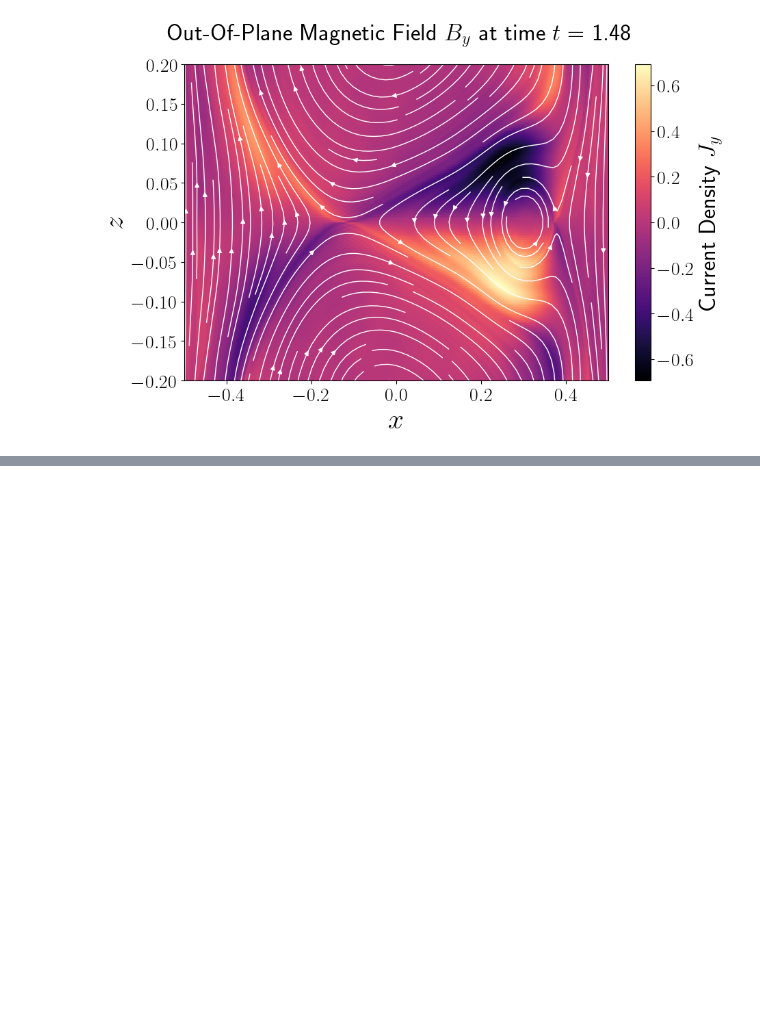
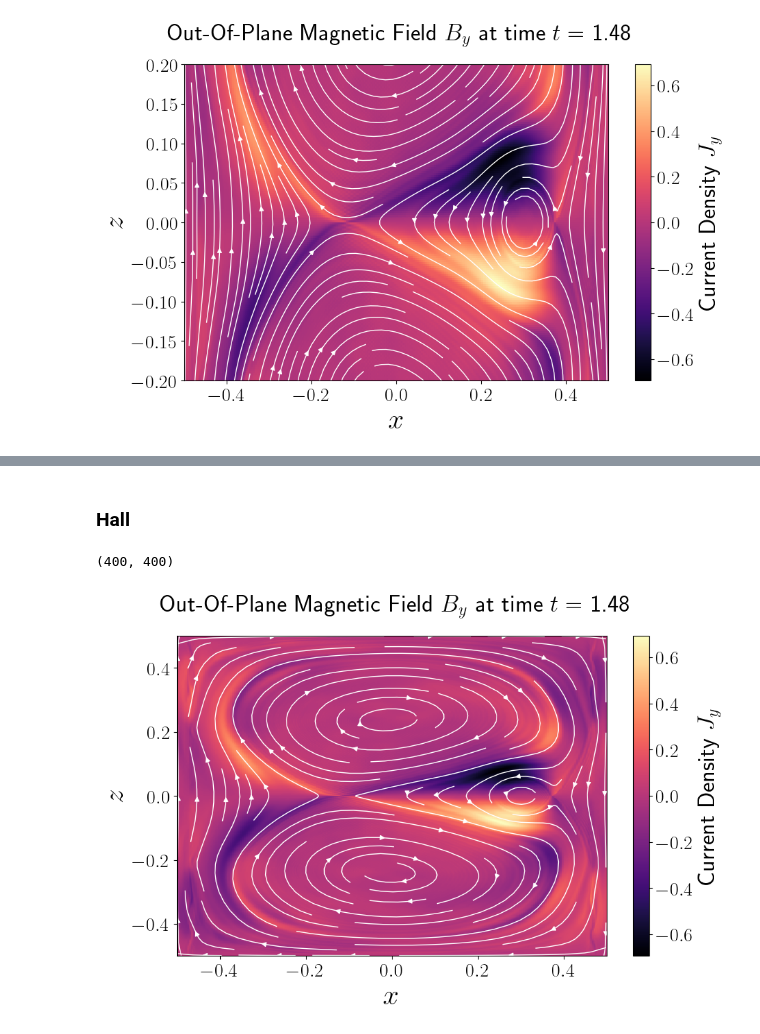
Before and after one commit to conanliptortt/MMath-Project-CL, a Jupyter notebook: Out-Of-Plane_Magnetic_Field/out-of-plane-mag.ipynb, the cells around one changed output, grey strips where cells are left out. Drawn from its saved outputs; the diff is of its cells as text; code cells hidden in the pictures; blank space fills up the shorter version.

```diff
--- a/Out-Of-Plane_Magnetic_Field/out-of-plane-mag.ipynb
+++ b/Out-Of-Plane_Magnetic_Field/out-of-plane-mag.ipynb
@@ -28,6 +28,6 @@ os.chdir(simulation)
 # %%
 data_dir = 'Data'
-def plot(d):
+def plot(d, density, zs):
     data = sh.getdata(d,data_dir, verbose=False)
     t = data.Last_dump_time_requested.data
     g = data.Grid_Grid
@@ -48,12 +48,12 @@ def plot(d):
     xb = g.data[0]
     yb = g.data[1]
     X, Y = np.meshgrid( xc, yc)
-    mfl = ax.streamplot(X, Y, np.transpose(Bxc.data), np.transpose(Byc.data), color = 'white', linewidth=1, density=2);
+    mfl = ax.streamplot(X, Y, np.transpose(Bxc.data), np.transpose(Byc.data), color = 'white', linewidth=1, density=density);
 
     # Plot the mirrored negative y values
     plt.xlabel(r'$x$', size=30)
     plt.ylabel(r'$z$', size=30)
-    plt.ylim(-0.2,0.2)
+    plt.ylim(zs[0],zs[1])
     plt.xlim(-0.5, 0.5)
 
 
@@ -72,0 +137,8 @@ fig.savefig('hall_quadrupolar_plasmoid.png')
+# %% [markdown]
+### Hall
+# %%
+fig = plot(74, 1, [-0.5, 0.5])
+#fig.savefig('hall_quadrupolar_plasmoid.png')
+# %% [output]
+(400, 400)
+[figure, added]
```
Also changed, not shown: parts of 9 cells of this notebook, 3 other files.
